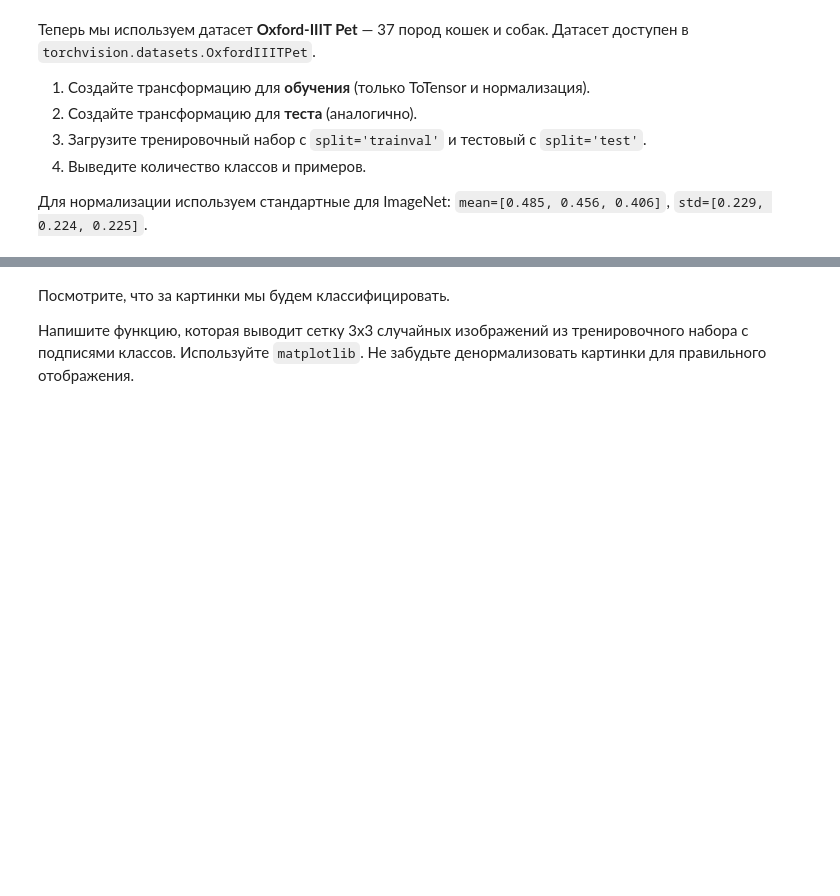
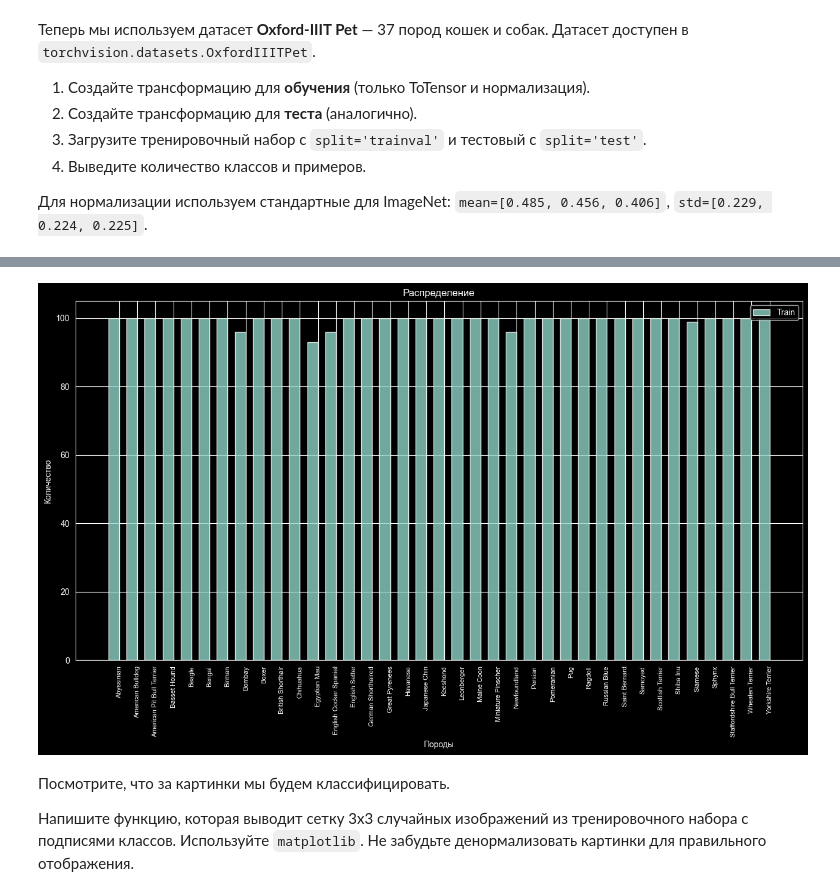
Before and after one commit to KrisTinaShch/TM_Practice, a Jupyter notebook: oxford-pet-classification/pet_classification.ipynb, the cells around one changed output, grey strips where cells are left out. Drawn from its saved outputs; the diff is of its cells as text; code cells hidden in the pictures; blank space fills up the shorter version.

Commit message:
Dataset transform, first view

```diff
--- a/oxford-pet-classification/pet_classification.ipynb
+++ b/oxford-pet-classification/pet_classification.ipynb
@@ -37,3 +40,23 @@ from tqdm import tqdm
 4. Выведите количество классов и примеров.
 
 Для нормализации используем стандартные для ImageNet: `mean=[0.485, 0.456, 0.406]`, `std=[0.229, 0.224, 0.225]`.
+# %%
+transform = transforms.Compose([
+    transforms.ToTensor(),
+    transforms.Normalize((0.485, 0.456, 0.406,), (0.229, 0.224, 0.225,))
+])
+
+data_train = datasets.OxfordIIITPet('./data',split='trainval',transform=transform,download=True)
+data_test = datasets.OxfordIIITPet('./data',split='test',transform=transform,download=True)
+# %%
+def check_classes(data):
+    counts = {}
+    idx = 1
+    for _, label in data:
+        class_name = data.classes[label]
+        counts[class_name] = counts.get(class_name, 0) + 1
+
+    return counts
+
+train_counts = check_classes(data_train)
+test_counts = check_classes(data_test)
@@ -40,3 +91,21 @@ from tqdm import tqdm
+# %%
+classes = list(train_counts.keys())
+train_values = [train_counts[c] for c in classes]
+test_values = [test_counts[c] for c in classes]
+
+plt.figure(figsize=(13, 8))
+x = range(len(classes))
+width = 0.6
+plt.bar([i - width/2 for i in x], train_values, width, label='Train', alpha=0.8)
+plt.xlabel('Породы')
+plt.ylabel('Количество')
+plt.title('Распределение')
+plt.xticks(x, classes, rotation=90, fontsize=8)
+plt.legend()
+plt.tight_layout()
+plt.show()
+# %% [output]
+[figure, added]
 # %% [markdown]
 Посмотрите, что за картинки мы будем классифицировать.
 
```
Also changed, not shown: parts of 2 cells of this notebook.
